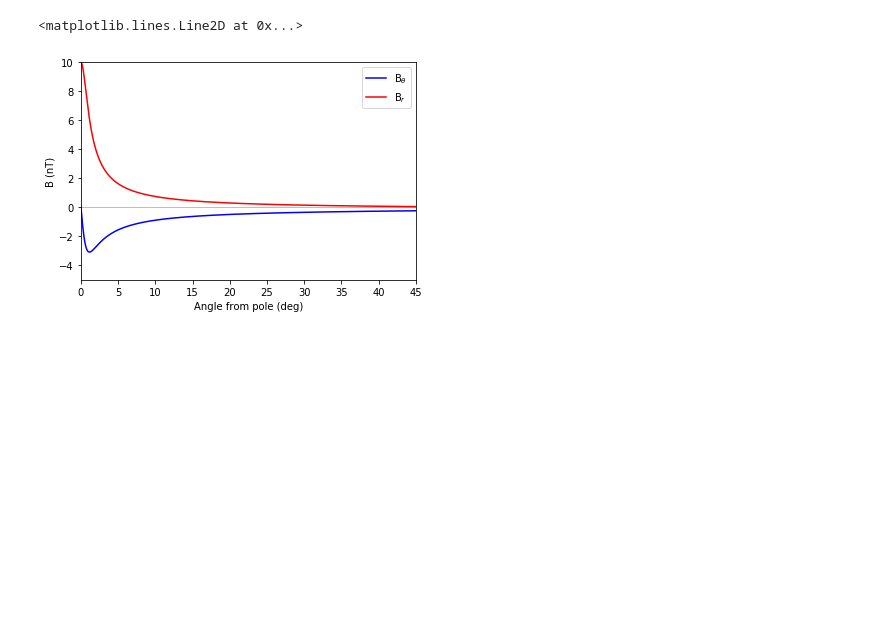
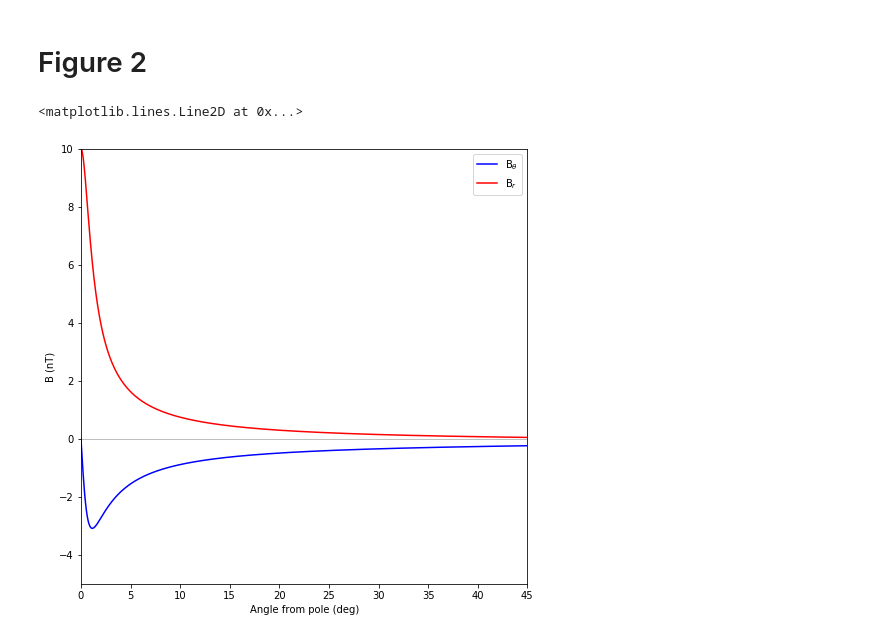
Before and after one commit to greglucas/pysecs, a Jupyter notebook: notebooks/Example1.ipynb, the cells around one changed output. Saved outputs shown, nothing was run; the diff lists cells and outputs as text; code cells hidden in the pictures; blank space fills up the shorter version.

Commit message:
Adding a new figure to the Example notebook

```diff
--- a/notebooks/Example1.ipynb
+++ b/notebooks/Example1.ipynb
@@ -10,14 +14,19 @@ import matplotlib.pyplot as plt
 # %%
 # Radius of Earth
-R_E = 6371e3
+R_E = 6378e3
 
 # Pole of the current system at the North Pole
 sec_loc = np.array([90., 0., R_E + 100e3])
 
-# Set up the current system
-system = SECS(sec_df_loc=sec_loc)
+# Set up the two current systems (div free and curl free)
+# NOTE: You can combine them in the same system if you desire
+system_df = SECS(sec_df_loc=sec_loc)
+system_cf = SECS(sec_cf_loc=sec_loc)
 # %%
-system.fit_unit_currents()
+system_df.fit_unit_currents()
+system_cf.fit_unit_currents()
+
 # Scale the system corresponding to Figure 2 (10 kA)
-system.sec_amps *= 10000
-system.sec_amps
+total_current = 10000
+system_df.sec_amps *= total_current
+system_cf.sec_amps *= total_current
@@ -26,3 +112,5 @@ array([[10000.]])
+# %% [markdown]
+# Figure 2
 # %%
 N = 1000
 pred_loc = np.zeros(shape=(N, 3))
@@ -31,25 +119,24 @@ angles = np.linspace(0, 45, N)
 pred_loc[:,0] = 90-angles
 pred_loc[:,2] = R_E
 
-B_pred = system.predict(pred_loc=pred_loc)
-J_pred = system.predict(pred_loc=pred_loc, J=True)
+B_pred = system_df.predict(pred_loc=pred_loc)
 # %%
 # B_theta == -Bx == -B_pred[:,0]
 # Convert to nT (1e9)
 B_theta = -B_pred[:,0]*1e9
-# B_r == Bz = B_pred[:,2]
-B_r = B_pred[:,2]*1e9
+# B_r == -Bz = -B_pred[:,2]
+B_r = -B_pred[:,2]*1e9
 
-fig, ax = plt.subplots()
+fig, ax = plt.subplots(figsize=(8,8))
 
 ax.plot(angles, B_theta, c='b', label=r'B$_{\theta}$')
 ax.plot(angles, B_r, c='r', label=r'B$_r$')
 ax.legend(loc='upper right')
 ax.set_xlim(angles[0], angles[-1])
 ax.set_ylim(-5, 10)
 ax.set_xlabel('Angle from pole (deg)')
 ax.set_ylabel('B (nT)')
 ax.axhline(0., c='k', alpha=0.5, linewidth=0.5)
 # %% [output]
 <matplotlib.lines.Line2D at 0x...>
-[figure, old version]
+[figure, new version]
```
Also changed, not shown: parts of 11 cells of this notebook.
